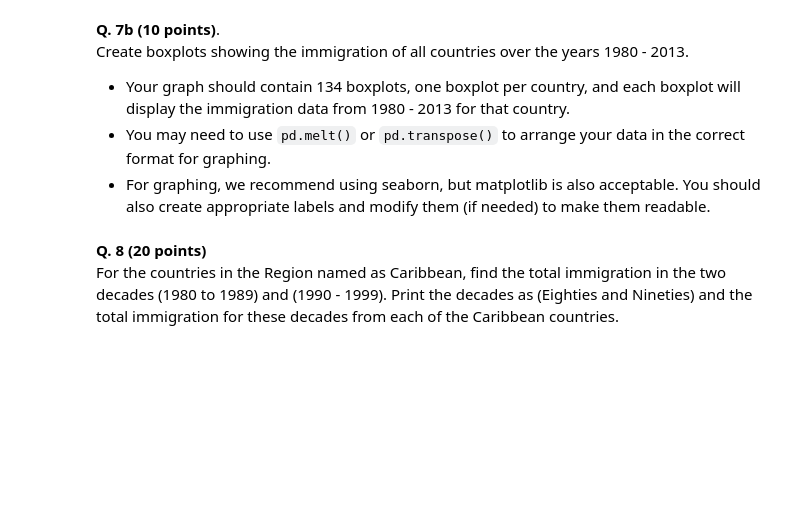
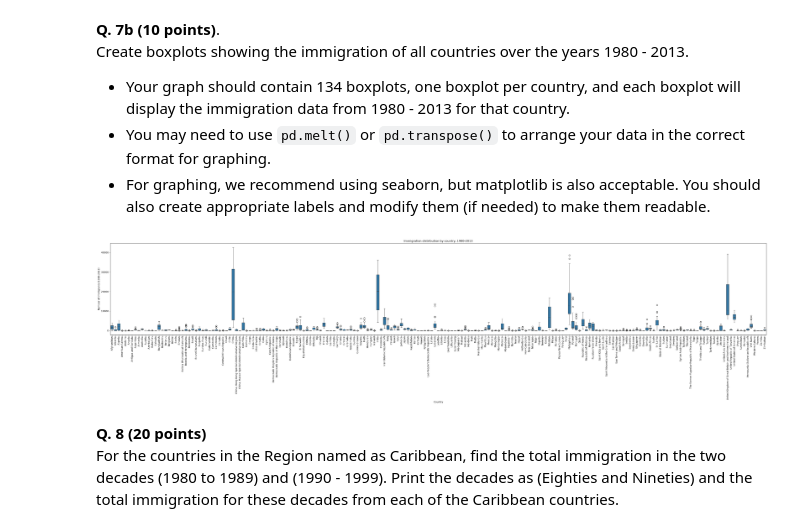
Before and after one commit to jieunlee15/HW-CS329E, a Jupyter notebook: HWK2.ipynb, the cells around one changed output. Drawn from its saved outputs; the diff is of its cells as text; code cells hidden in the pictures; blank space fills up the shorter version.

```diff
--- a/HWK2.ipynb
+++ b/HWK2.ipynb
@@ -103,6 +294,21 @@ Create boxplots showing the immigration of all countries over the years 1980 - 2
 * Your graph should contain 134 boxplots, one boxplot per country, and each boxplot will display the immigration data from 1980 - 2013 for that country.
 * You may need to use `pd.melt()` or `pd.transpose()` to arrange your data in the correct format for graphing.
 * For graphing, we recommend using seaborn, but matplotlib is also acceptable. You should also create appropriate labels and modify them (if needed) to make them readable.
+# %%
+years = [str(y) for y in range(1980, 2014)]
+df_melt = df.reset_index().melt(id_vars='Country', value_vars=years,
+                                var_name='Year', value_name='Immigrants')
+
+plt.figure(figsize=(40, 10))
+sns.boxplot(data=df_melt, x='Country', y='Immigrants')
+plt.xticks(rotation=90)
+plt.xlabel('Country')
+plt.ylabel('Number of immigrants (1980-2013)')
+plt.title('Immigration distribution by country, 1980-2013')
+plt.tight_layout()
+plt.show()
+# %% [output]
+[figure, added]
 # %% [markdown]
 **Q. 8 (20 points)**
 For the countries in the Region named as Caribbean, find the total immigration in the two decades (1980 to 1989) and (1990 - 1999). Print the decades as (Eighties and Nineties) and the total immigration for these decades from each of the Caribbean countries.
```
Also changed, not shown: parts of 18 cells of this notebook, 1 other file.
